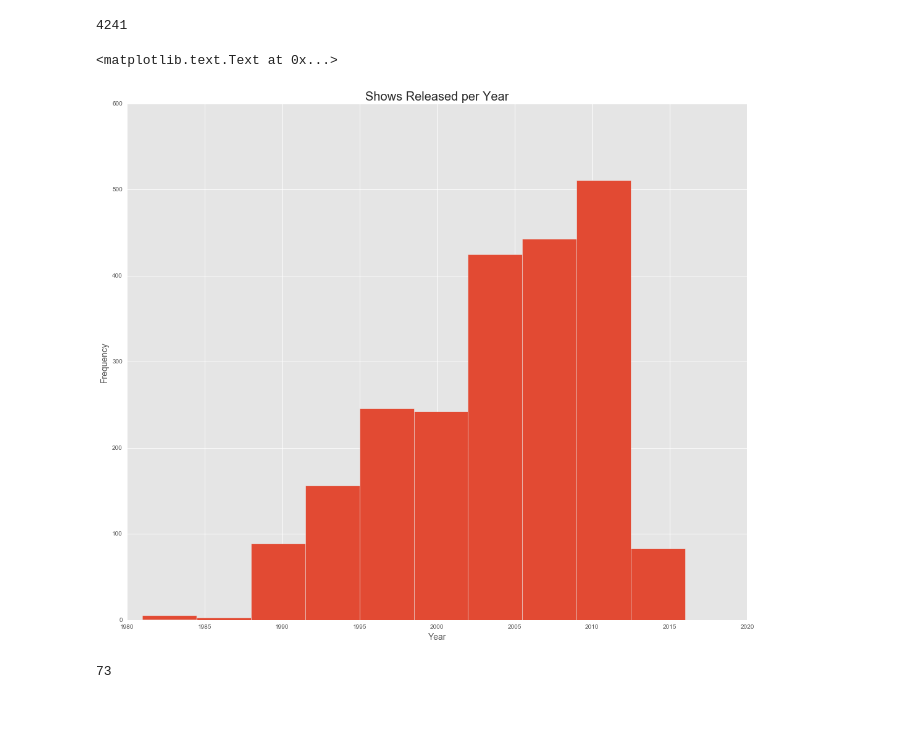
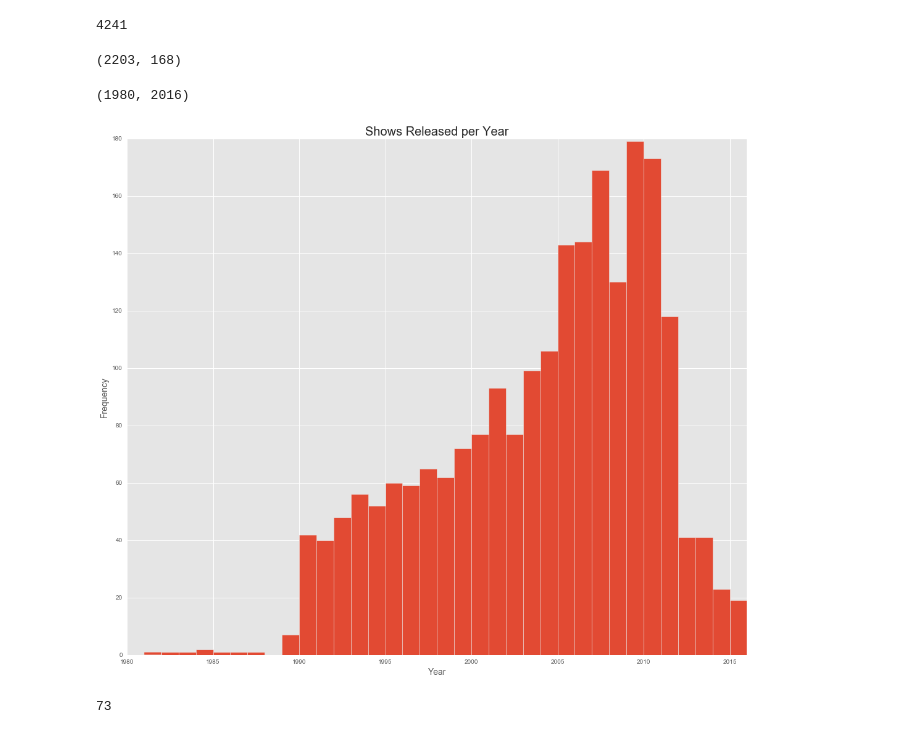
Before and after one commit to cgeppig/Will_My_Show_Get_Cancelled, a Jupyter notebook: Capstone_plotting.ipynb, the cells around one changed output. Saved outputs shown, nothing was run; the diff lists cells and outputs as text; code cells hidden in the pictures.

```diff
--- a/Capstone_plotting.ipynb
+++ b/Capstone_plotting.ipynb
@@ -125,16 +133,20 @@ Index([u'json', u'title_rough', u'check', u'title', u'imdb_id', u'big_json',
 shows.isnull().sum().sum()
 # %% [output]
 4241
+# %%
+shows.shape
+# %% [output]
+(2203, 168)
 # %%
 plt.figure(figsize=(18, 15))
-plt.hist(shows['first_year'])
+plt.hist(shows['first_year'], bins=35)
 plt.title('Shows Released per Year', fontsize=20)
 plt.xlabel('Year', fontsize=14)
 plt.ylabel('Frequency', fontsize=14)
-# plt.xlim((1980, 2016))
+plt.xlim((1980, 2016))
 # %% [output]
-<matplotlib.text.Text at 0x...>
+(1980, 2016)
-[figure, old version]
+[figure, new version]
 # %%
 shows['is_fantasy'].sum()
 # %% [output]
```
Also changed, not shown: parts of 13 cells of this notebook, 1 other file.
